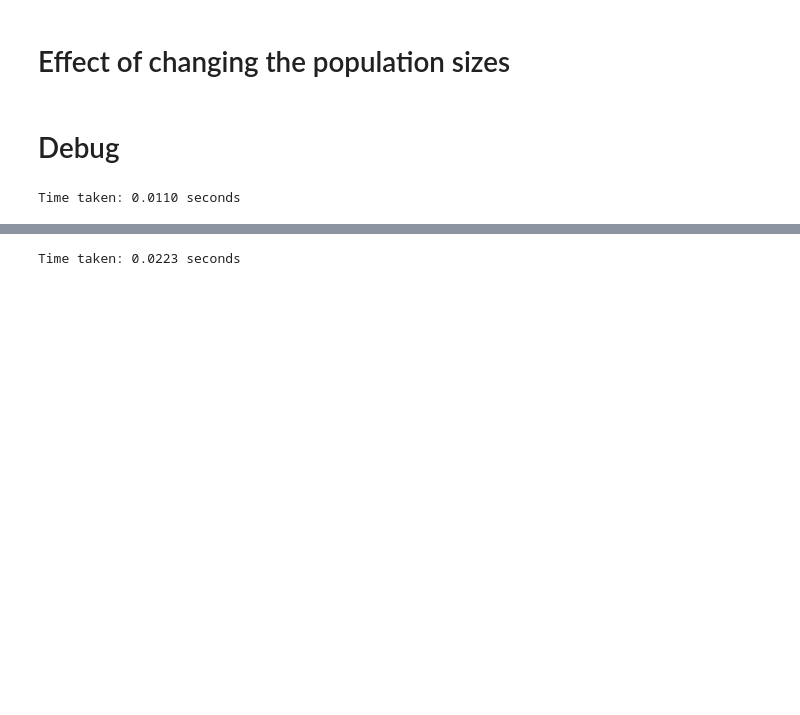
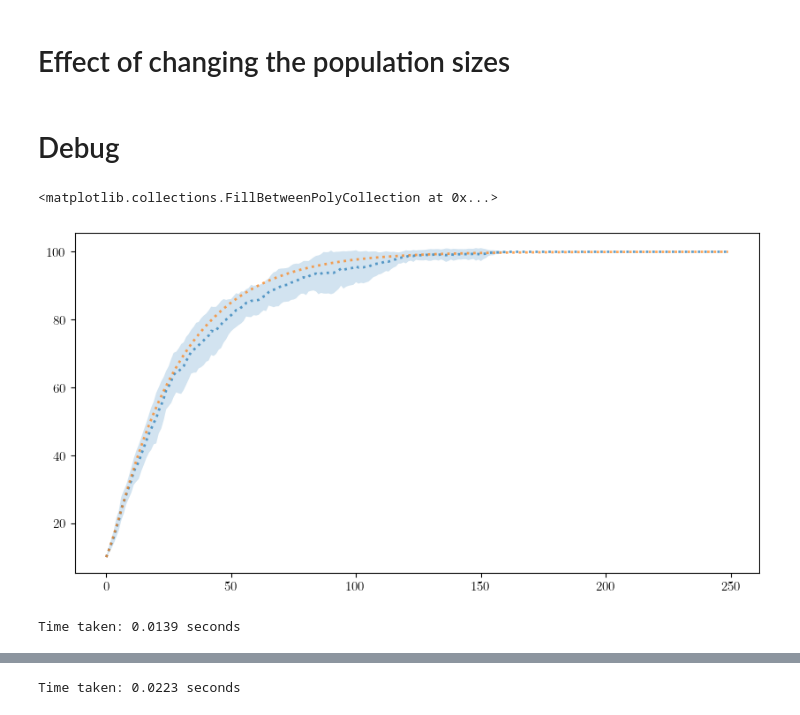
Before and after one commit to MISTLab/HiveMindRL, a Jupyter notebook: src/populations.ipynb, the cells around one changed output, grey strips where cells are left out. Saved outputs shown, nothing was run; the diff lists cells and outputs as text; code cells hidden in the pictures; blank space fills up the shorter version.

```diff
--- a/src/populations.ipynb
+++ b/src/populations.ipynb
@@ -701,54 +700,58 @@ plt.legend()
 # %%
 bandit = BanditLinear(name="near one", device="cpu")
 
-step = 100
-seeds = 100
-population_size = 500
+step = 250
+seeds = 10
+population_size = 1000
+neighbourhood_size = 1000
+name = "near one"
 
-
-mean_rewards_wvr, optimal_action_wvr_10 = weighted_voter_rule(
+_, optimal_action_wvr_10 = weighted_voter_rule(
     steps=step,
     population_size=population_size,
     seeds=seeds,
-    bandit=bandit,
-    neighbourhood_size=2,
+    neighbourhood_size=neighbourhood_size,
+    name=name,
     disjoint_neighbourhood=False,
     device="cpu",
 )
 
-# mean_rewards_mrd, optimal_action_mrd = replicator_dynamic(
-#     delta=1, bandit=bandit, steps=step, trd=False
-# )
+mean_rewards_mrd, optimal_action_mrd = replicator_dynamic(
+    delta=1, bandit=bandit, steps=step, trd=False
+)
 
-# fig = plt.figure(figsize=(10, 5), dpi=100)
-# ax = fig.add_subplot(1, 1, 1)
+fig = plt.figure(figsize=(10, 5), dpi=100)
+ax = fig.add_subplot(1, 1, 1)
 
-# ax.plot(
-#     range(step),
-#     optimal_action_wvr_10.mean(axis=0) * 100,
-#     label="wvr_10",
-#     linestyle="dotted",
-#     linewidth=2,
-#     alpha=0.7,
-# )
+ax.plot(
+    range(step),
+    optimal_action_wvr_10.mean(axis=0) * 100,
+    label="wvr_10",
+    linestyle="dotted",
+    linewidth=2,
+    alpha=0.7,
+)
 
-# ax.plot(
-#     range(step),
-#     optimal_action_mrd * 100,
-#     label="MRD",
-#     linestyle="dotted",
-#     linewidth=2,
-#     alpha=0.7,
-# )
+ax.plot(
+    range(step),
+    optimal_action_mrd * 100,
+    label="MRD",
+    linestyle="dotted",
+    linewidth=2,
+    alpha=0.7,
+)
 
-# ax.fill_between(
-#     range(step),
-#     optimal_action_wvr_10.mean(axis=0) * 100 - optimal_action_wvr_10.std(axis=0) * 100,
-#     optimal_action_wvr_10.mean(axis=0) * 100 + optimal_action_wvr_10.std(axis=0) * 100,
-#     alpha=0.2,
-# )
+ax.fill_between(
+    range(step),
+    optimal_action_wvr_10.mean(axis=0) * 100 - optimal_action_wvr_10.std(axis=0) * 100,
+    optimal_action_wvr_10.mean(axis=0) * 100 + optimal_action_wvr_10.std(axis=0) * 100,
+    alpha=0.2,
+)
 
 # plt.legend()
+# %% [output]
+<matplotlib.collections.FillBetweenPolyCollection at 0x...>
+[figure, added]
 # %%
 import torch
 from time import perf_counter
@@ -758,14 +761,14 @@ weights = torch.ones((500, 499))
 quality_matrix = torch.zeros((500, 10), dtype=torch.float32)
 # %%
 for _ in range(100):
-    _ = torch.multinomial(weights, num_samples=2, replacement=False)
+    _ = torch.multinomial(weights, num_samples=499, replacement=False)
     _ = torch.distributions.Categorical(weights).sample()
 
 start = perf_counter()
-idx = torch.multinomial(weights, num_samples=2, replacement=False)
+idx = torch.multinomial(weights, num_samples=499, replacement=False)
 pop_opinions = torch.distributions.Categorical(weights).sample()
 end = perf_counter()
 print(f"Time taken: {end - start:.4f} seconds")
 # %% [output]
-Time taken: 0.0110 seconds
+Time taken: 0.0139 seconds
 # %%
```
Also changed, not shown: parts of 6 cells of this notebook, 3 other files.
